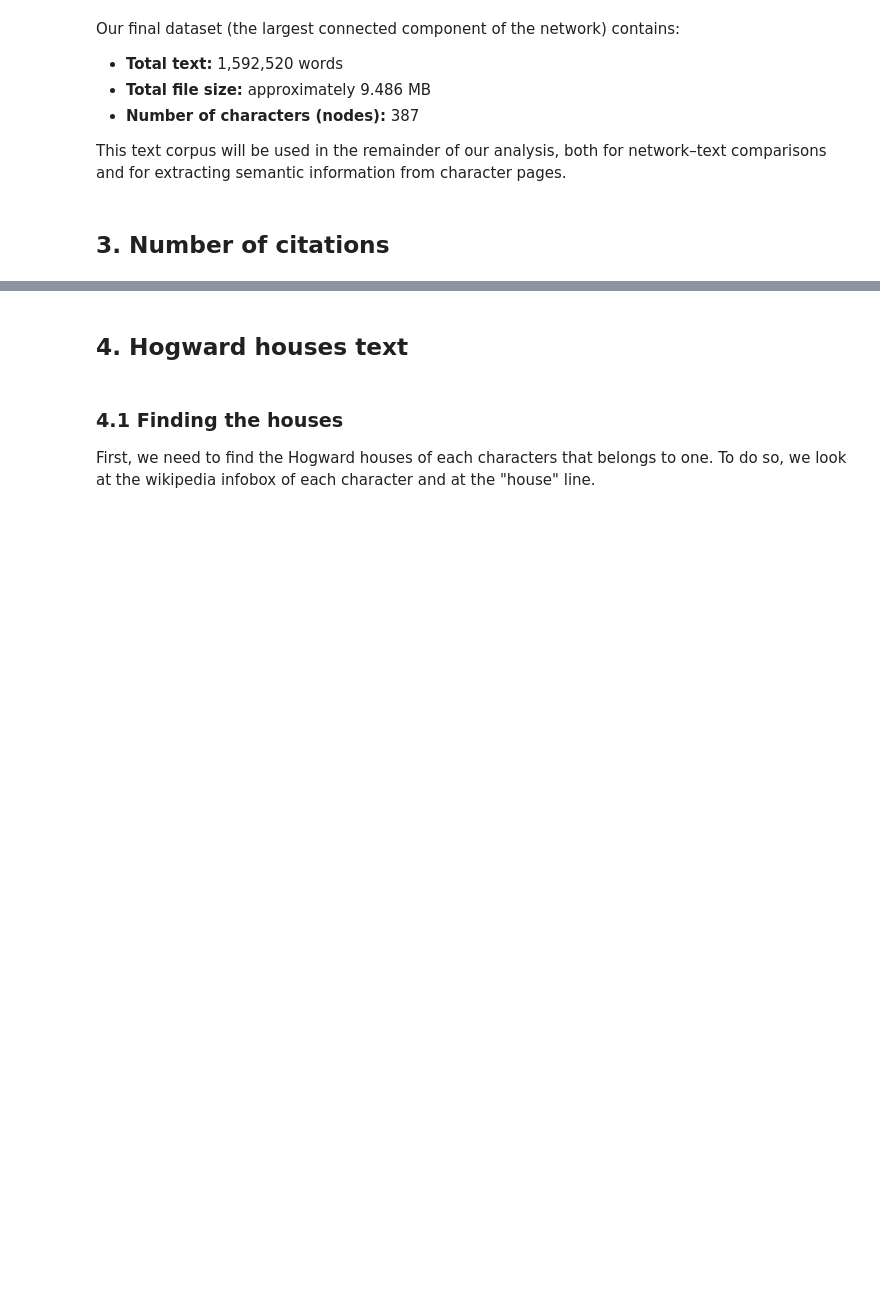
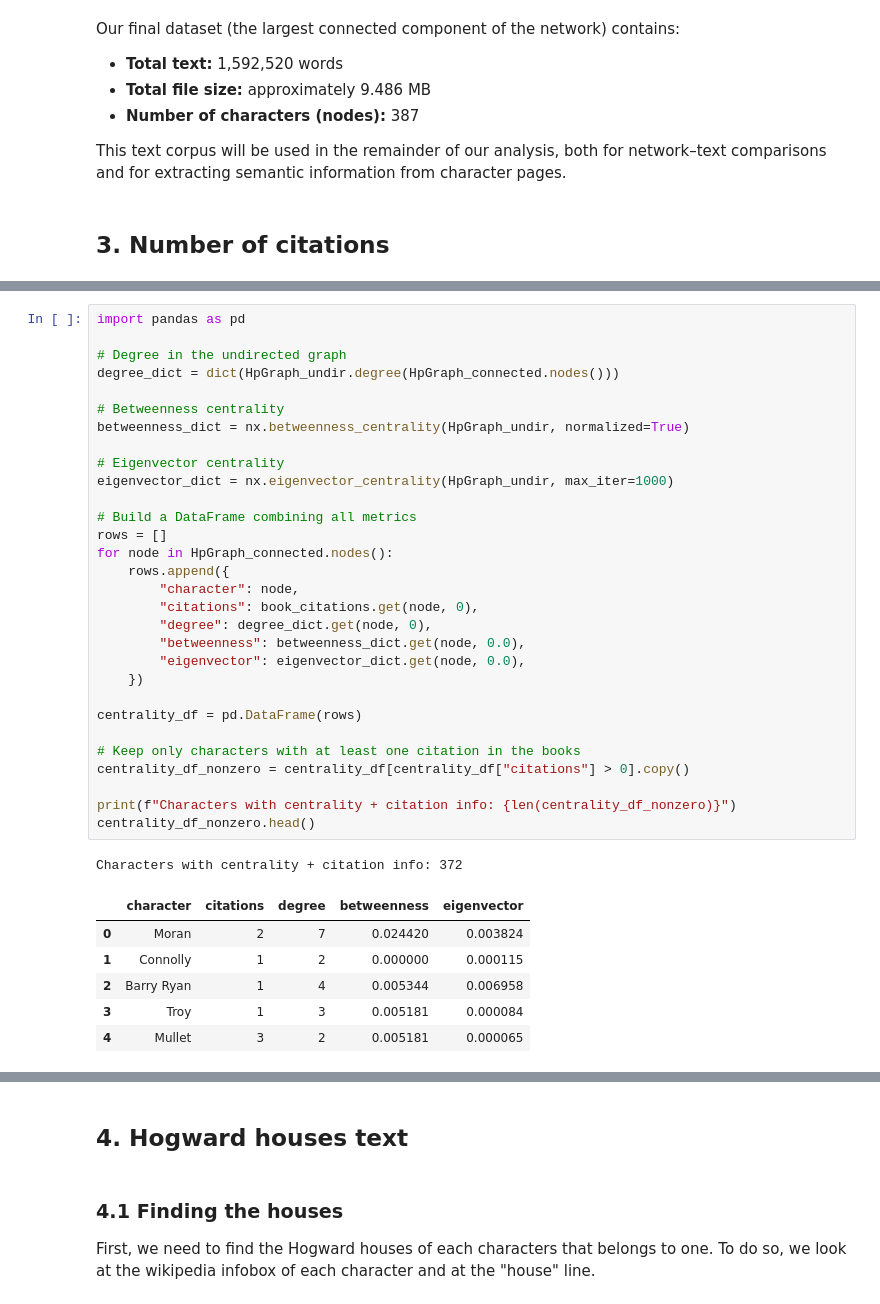
Before and after one commit to EricBrevilliers/Harry_Potter_Graph, a Jupyter notebook: Explainer_Notebook.ipynb, the cells around one changed output, grey strips where cells are left out. Saved outputs shown, nothing was run; the diff lists cells and outputs as text; blank space fills up the shorter version.

```diff
--- a/Explainer_Notebook.ipynb
+++ b/Explainer_Notebook.ipynb
@@ -346,0 +420,38 @@ This text corpus will be used in the remainder of our analysis, both for network
+# %%
+import pandas as pd
+
+# Degree in the undirected graph
+degree_dict = dict(HpGraph_undir.degree(HpGraph_connected.nodes()))
+
+# Betweenness centrality
+betweenness_dict = nx.betweenness_centrality(HpGraph_undir, normalized=True)
+
+# Eigenvector centrality
+eigenvector_dict = nx.eigenvector_centrality(HpGraph_undir, max_iter=1000)
+
+# Build a DataFrame combining all metrics
+rows = []
+for node in HpGraph_connected.nodes():
+    rows.append({
+        "character": node,
+        "citations": book_citations.get(node, 0),
+        "degree": degree_dict.get(node, 0),
+        "betweenness": betweenness_dict.get(node, 0.0),
+        "eigenvector": eigenvector_dict.get(node, 0.0),
+    })
+
+centrality_df = pd.DataFrame(rows)
+
+# Keep only characters with at least one citation in the books
+centrality_df_nonzero = centrality_df[centrality_df["citations"] > 0].copy()
+
+print(f"Characters with centrality + citation info: {len(centrality_df_nonzero)}")
+centrality_df_nonzero.head()
+# %% [output]
+Characters with centrality + citation info: 372
+|  | character | citations | degree | betweenness | eigenvector |
+| 0 | Moran | 2 | 7 | 0.024420 | 0.003824 |
+| 1 | Connolly | 1 | 2 | 0.000000 | 0.000115 |
+| 2 | Barry Ryan | 1 | 4 | 0.005344 | 0.006958 |
+| 3 | Troy | 1 | 3 | 0.005181 | 0.000084 |
+| 4 | Mullet | 3 | 2 | 0.005181 | 0.000065 |
```
Also changed, not shown: parts of 24 cells of this notebook.
